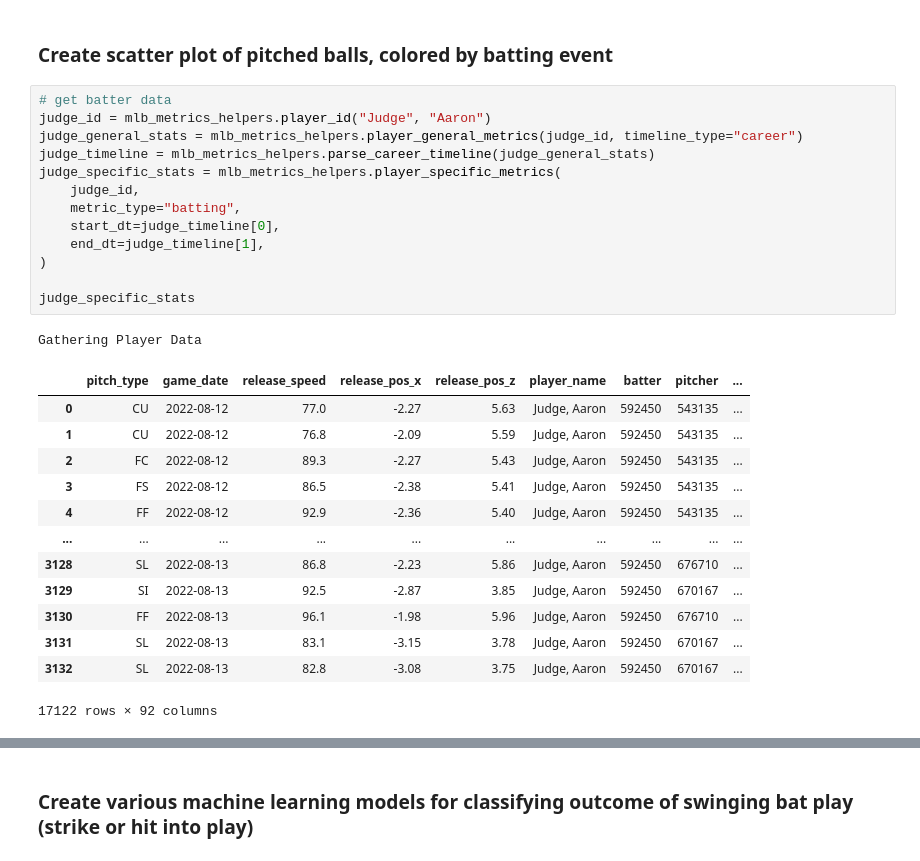
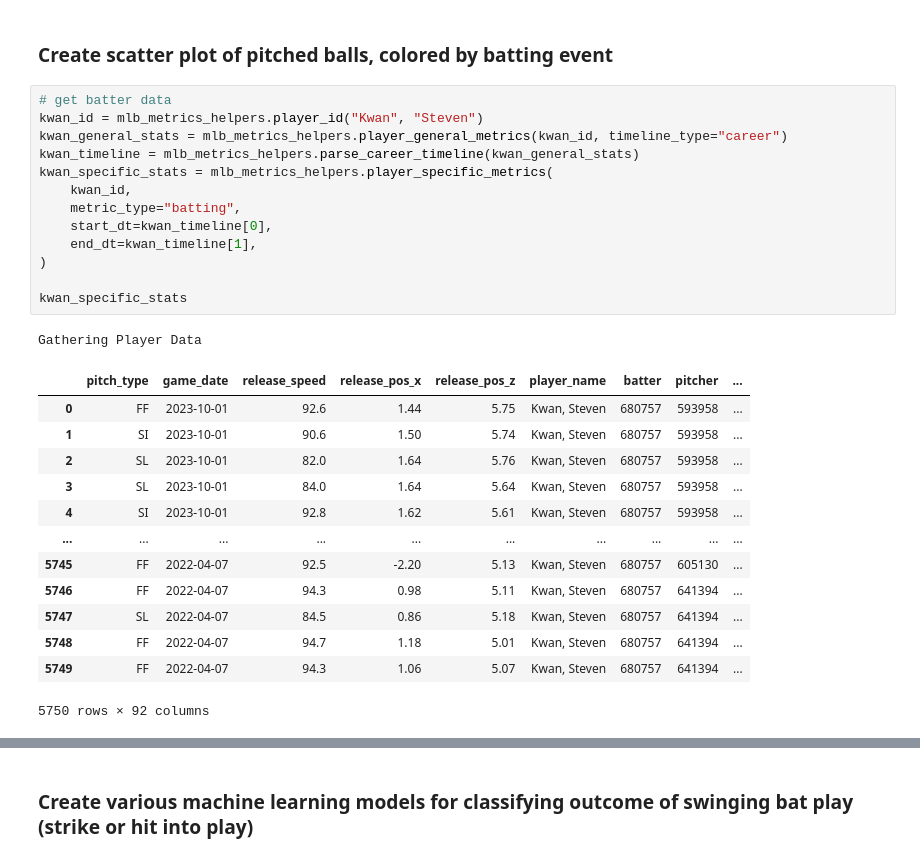
Before and after one commit to roshankern/MLB_Metrics_DS, a Jupyter notebook: mlb_metrics_backend/helpers_example.ipynb, the cells around one changed output, grey strips where cells are left out. Cells and saved outputs as stored; diff of their text form.

```diff
--- a/mlb_metrics_backend/helpers_example.ipynb
+++ b/mlb_metrics_backend/helpers_example.ipynb
@@ -106,31 +103,31 @@ hist_gradient_boosting accuracy: 0.718796992481203
 ### Create scatter plot of pitched balls, colored by batting event
 # %%
 # get batter data
-judge_id = mlb_metrics_helpers.player_id("Judge", "Aaron")
-judge_general_stats = mlb_metrics_helpers.player_general_metrics(judge_id, timeline_type="career")
-judge_timeline = mlb_metrics_helpers.parse_career_timeline(judge_general_stats)
-judge_specific_stats = mlb_metrics_helpers.player_specific_metrics(
-    judge_id,
+kwan_id = mlb_metrics_helpers.player_id("Kwan", "Steven")
+kwan_general_stats = mlb_metrics_helpers.player_general_metrics(kwan_id, timeline_type="career")
+kwan_timeline = mlb_metrics_helpers.parse_career_timeline(kwan_general_stats)
+kwan_specific_stats = mlb_metrics_helpers.player_specific_metrics(
+    kwan_id,
     metric_type="batting",
-    start_dt=judge_timeline[0],
-    end_dt=judge_timeline[1],
+    start_dt=kwan_timeline[0],
+    end_dt=kwan_timeline[1],
 )
 
-judge_specific_stats
+kwan_specific_stats
 # %% [output]
 Gathering Player Data
 |  | pitch_type | game_date | release_speed | release_pos_x | release_pos_z | player_name | batter | pitcher | ... |
-| 0 | CU | 2022-08-12 | 77.0 | -2.27 | 5.63 | Judge, Aaron | 592450 | 543135 | ... |
-| 1 | CU | 2022-08-12 | 76.8 | -2.09 | 5.59 | Judge, Aaron | 592450 | 543135 | ... |
-| 2 | FC | 2022-08-12 | 89.3 | -2.27 | 5.43 | Judge, Aaron | 592450 | 543135 | ... |
-| 3 | FS | 2022-08-12 | 86.5 | -2.38 | 5.41 | Judge, Aaron | 592450 | 543135 | ... |
-| 4 | FF | 2022-08-12 | 92.9 | -2.36 | 5.40 | Judge, Aaron | 592450 | 543135 | ... |
+| 0 | FF | 2023-10-01 | 92.6 | 1.44 | 5.75 | Kwan, Steven | 680757 | 593958 | ... |
+| 1 | SI | 2023-10-01 | 90.6 | 1.50 | 5.74 | Kwan, Steven | 680757 | 593958 | ... |
+| 2 | SL | 2023-10-01 | 82.0 | 1.64 | 5.76 | Kwan, Steven | 680757 | 593958 | ... |
+| 3 | SL | 2023-10-01 | 84.0 | 1.64 | 5.64 | Kwan, Steven | 680757 | 593958 | ... |
+| 4 | SI | 2023-10-01 | 92.8 | 1.62 | 5.61 | Kwan, Steven | 680757 | 593958 | ... |
 | ... | ... | ... | ... | ... | ... | ... | ... | ... | ... |
-| 3128 | SL | 2022-08-13 | 86.8 | -2.23 | 5.86 | Judge, Aaron | 592450 | 676710 | ... |
-| 3129 | SI | 2022-08-13 | 92.5 | -2.87 | 3.85 | Judge, Aaron | 592450 | 670167 | ... |
-| 3130 | FF | 2022-08-13 | 96.1 | -1.98 | 5.96 | Judge, Aaron | 592450 | 676710 | ... |
-| 3131 | SL | 2022-08-13 | 83.1 | -3.15 | 3.78 | Judge, Aaron | 592450 | 670167 | ... |
-| 3132 | SL | 2022-08-13 | 82.8 | -3.08 | 3.75 | Judge, Aaron | 592450 | 670167 | ... |
+| 5745 | FF | 2022-04-07 | 92.5 | -2.20 | 5.13 | Kwan, Steven | 680757 | 605130 | ... |
+| 5746 | FF | 2022-04-07 | 94.3 | 0.98 | 5.11 | Kwan, Steven | 680757 | 641394 | ... |
+| 5747 | SL | 2022-04-07 | 84.5 | 0.86 | 5.18 | Kwan, Steven | 680757 | 641394 | ... |
+| 5748 | FF | 2022-04-07 | 94.7 | 1.18 | 5.01 | Kwan, Steven | 680757 | 641394 | ... |
+| 5749 | FF | 2022-04-07 | 94.3 | 1.06 | 5.07 | Kwan, Steven | 680757 | 641394 | ... |
-17122 rows × 92 columns
+5750 rows × 92 columns
 # %%
 # get location data for batting events crossing the plate
```
Also changed, not shown: parts of 5 cells of this notebook, 6 other files.
